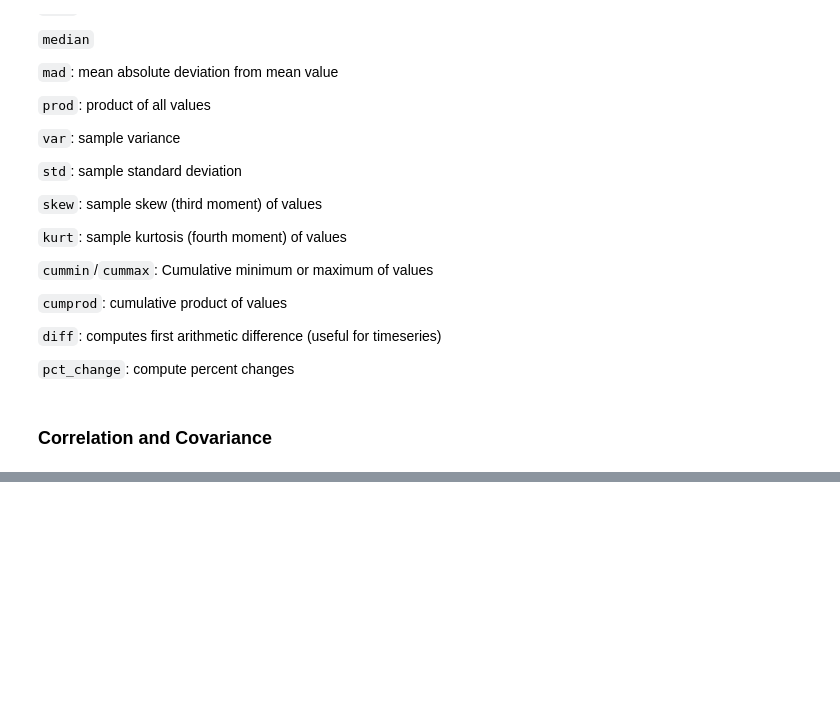
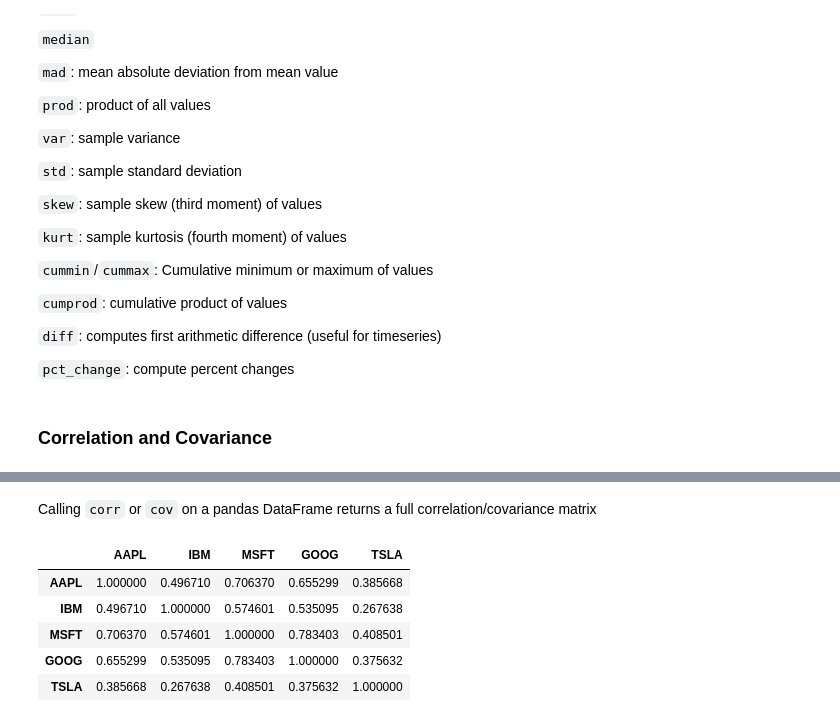
Before and after one commit to segoldma/python-errata, a Jupyter notebook: python_for_data_analysis.ipynb, the cells around one changed output, grey strips where cells are left out. Drawn from its saved outputs; the diff is of its cells as text; code cells hidden in the pictures; blank space fills up the shorter version.

```diff
--- a/python_for_data_analysis.ipynb
+++ b/python_for_data_analysis.ipynb
@@ -1573,0 +1631,11 @@ df.describe()
+# %% [markdown]
+Calling `corr` or `cov` on a pandas DataFrame returns a full correlation/covariance matrix
+# %%
+returns.corr()
+# %% [output]
+|  | AAPL | IBM | MSFT | GOOG | TSLA |
+| AAPL | 1.000000 | 0.496710 | 0.706370 | 0.655299 | 0.385668 |
+| IBM | 0.496710 | 1.000000 | 0.574601 | 0.535095 | 0.267638 |
+| MSFT | 0.706370 | 0.574601 | 1.000000 | 0.783403 | 0.408501 |
+| GOOG | 0.655299 | 0.535095 | 0.783403 | 1.000000 | 0.375632 |
+| TSLA | 0.385668 | 0.267638 | 0.408501 | 0.375632 | 1.000000 |
```
Also changed, not shown: parts of 41 cells of this notebook.
